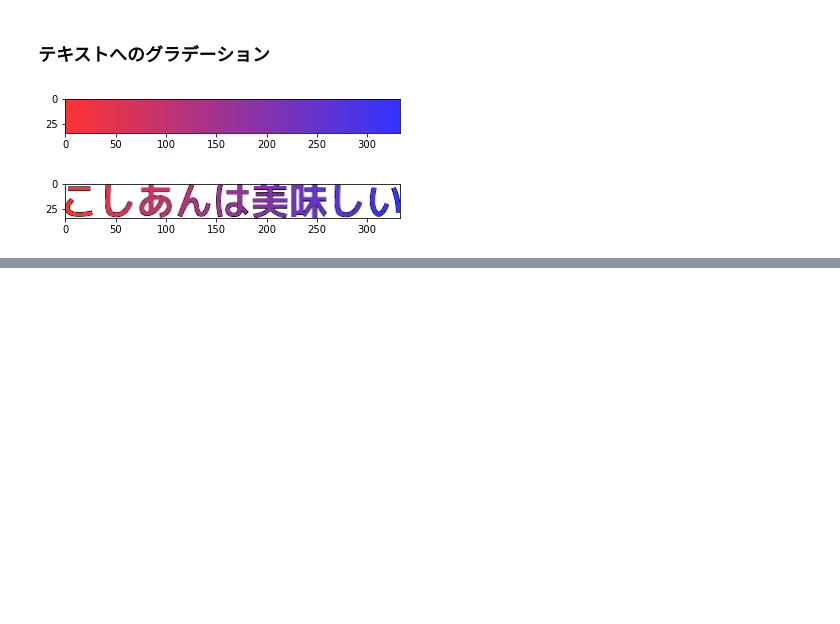
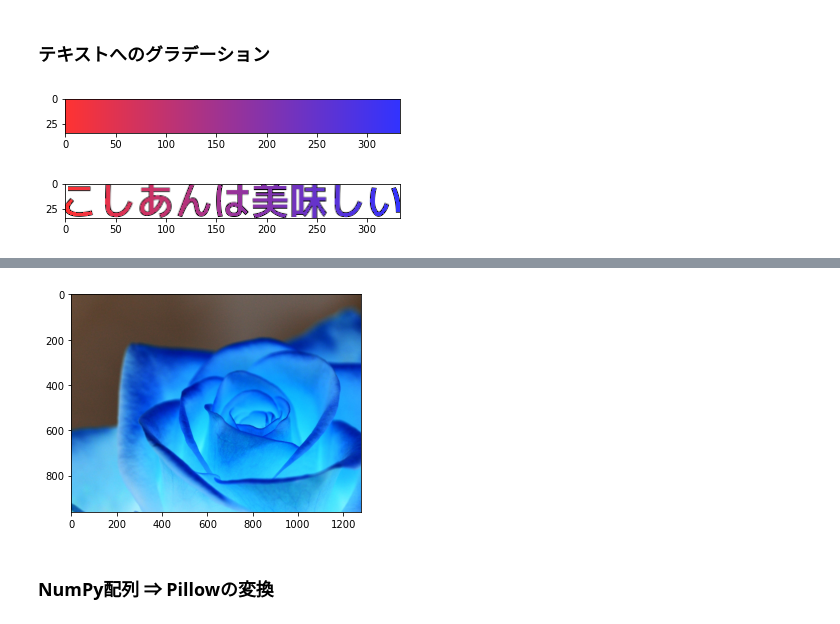
Before and after one commit to nonsabotage/numpy_infinity, a Jupyter notebook: ch04_テンソルと画像処理.ipynb, the cells around one changed output, grey strips where cells are left out. Saved outputs shown, nothing was run; the diff lists cells and outputs as text; code cells hidden in the pictures; blank space fills up the shorter version.

```diff
--- a/ch04_テンソルと画像処理.ipynb
+++ b/ch04_テンソルと画像処理.ipynb
@@ -438,0 +452,9 @@ plt.show()
+# %%
+# ネガポジ反転
+negpos = 255 - x
+plt.imshow(negpos)
+plt.show()
+# %% [output]
+[figure, added]
+# %% [markdown]
+### NumPy配列 ⇒ Pillowの変換
```
Also changed, not shown: parts of 38 cells of this notebook, 2 other files.
